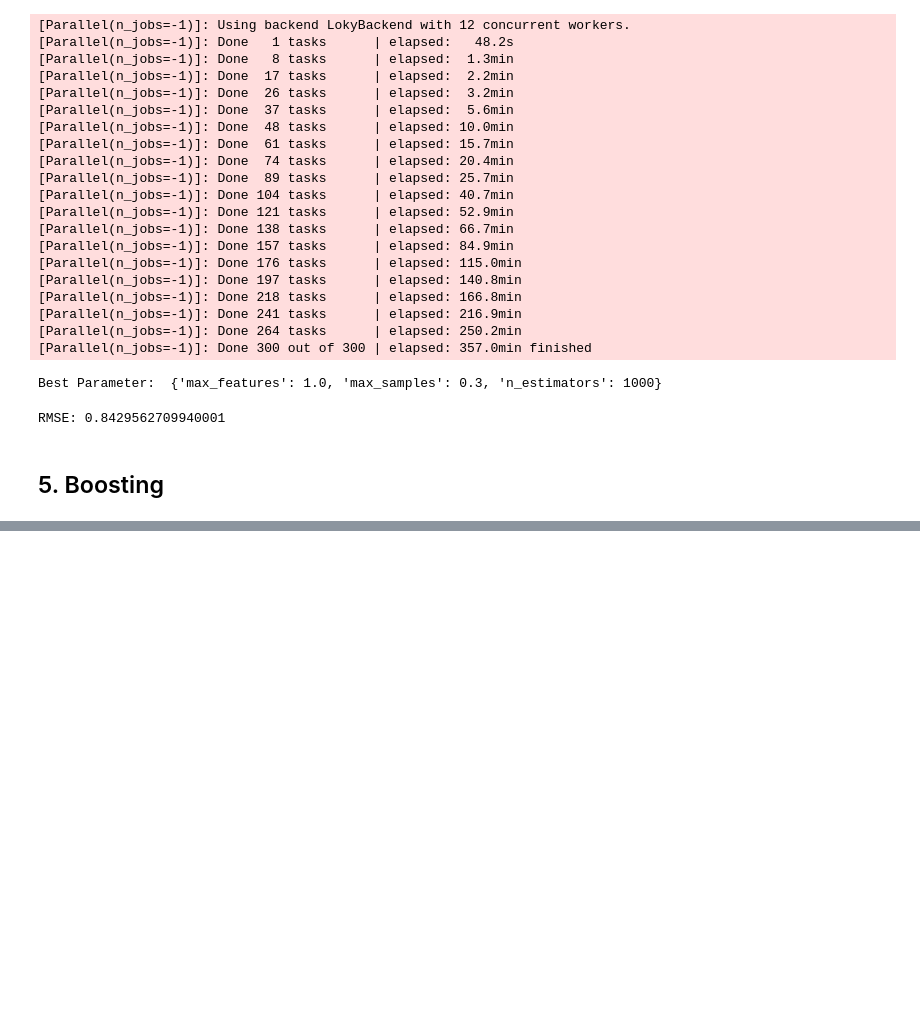
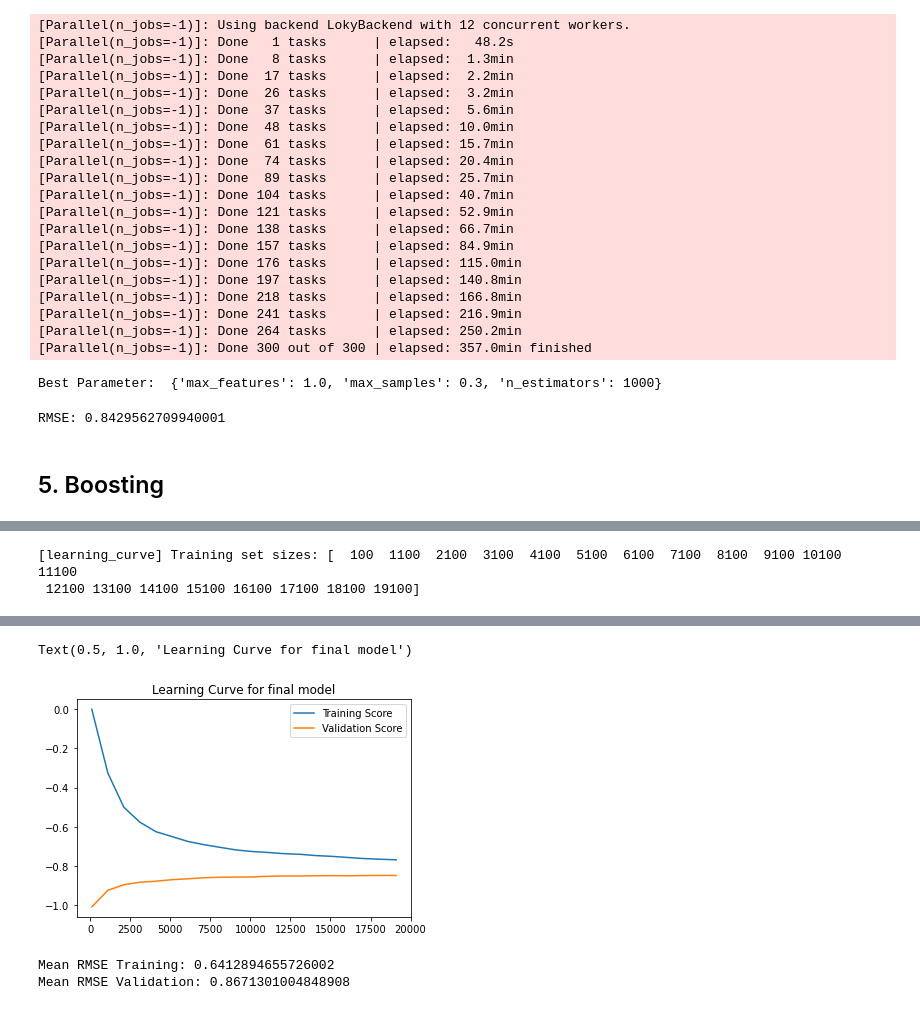
Before and after one commit to JonasSchroeder/Kaggel-Tabular-Playground-Series-2021, a Jupyter notebook: Feb 2021/Kaggle TPS 2021 - February.ipynb, the cells around one changed output, grey strips where cells are left out. Drawn from its saved outputs; the diff is of its cells as text; code cells hidden in the pictures; blank space fills up the shorter version.

```diff
--- a/Feb 2021/Kaggle TPS 2021 - February.ipynb
+++ b/Feb 2021/Kaggle TPS 2021 - February.ipynb
@@ -1427,24 +1439,17 @@ X_submit_pre = preprocessor.transform(X_submit)
-# %%
-# Train-test split
-from sklearn.model_selection import train_test_split
-X_train, X_test, y_train, y_test = train_test_split(X_pre, y, test_size=0.4, shuffle=True, random_state=0)
-
-y_train = np.ravel(y_train)
-y_test = np.ravel(y_test)
 # %%
 from sklearn.ensemble import AdaBoostRegressor
 from sklearn.tree import DecisionTreeRegressor
 from sklearn.metrics import mean_squared_error
 
 ada_reg = AdaBoostRegressor(
-    DecisionTreeRegressor(max_depth=25), # decision stumps
+    DecisionTreeRegressor(max_depth=3), # decision stumps
     n_estimators = 500,
-    learning_rate=3,
+    learning_rate=5,
     random_state=0
 )
 
-ada_reg.fit(X_train, y_train)
+%time ada_reg.fit(X_train_pre, y_train)
 print("Number of estimators: " + str(len(ada_reg.estimators_)))
-print("Training score: " + str(mean_squared_error(y_train, ada_reg.predict(X_train), squared=False)))
-print("Validation score: " + str(mean_squared_error(y_test, ada_reg.predict(X_test), squared=False)))
+print("Training score: " + str(mean_squared_error(y_train, ada_reg.predict(X_train_pre), squared=False)))
+print("Validation score: " + str(mean_squared_error(y_test, ada_reg.predict(X_test_pre), squared=False)))
 # %% [output]
@@ -1468,0 +1503,14 @@ Validation score: 0.8470553961385865
+# %%
+from sklearn.model_selection import learning_curve
+train_sizes, train_scores, valid_scores = learning_curve(GradientBoostingRegressor(max_depth=3, n_estimators=500, learning_rate=0.1),
+                                                         X_train_pre, y_train,
+                                                         train_sizes=[np.arange(100,20000,1000)],
+                                                         scoring="neg_root_mean_squared_error",
+                                                         cv=5, n_jobs=-1, verbose=10)
+import seaborn as sns
+sns.lineplot(x=train_sizes, y=train_scores[:,0], label="Training Score")
+sns.lineplot(x=train_sizes, y=valid_scores[:,0], label="Validation Score")
+plt.title("Learning Curve for final model")
+# %% [output]
+[learning_curve] Training set sizes: [  100  1100  2100  3100  4100  5100  6100  7100  8100  9100 10100 11100
+ 12100 13100 14100 15100 16100 17100 18100 19100]
@@ -1468,0 +1528,8 @@ Validation score: 0.8470553961385865
+Text(0.5, 1.0, 'Learning Curve for final model')
+[figure, added]
+# %%
+print("Mean RMSE Training: " + str(-1*train_scores.mean()))
+print("Mean RMSE Validation: " + str(-1*valid_scores.mean()))
+# %% [output]
+Mean RMSE Training: 0.6412894655726002
+Mean RMSE Validation: 0.8671301004848908
```
Also changed, not shown: parts of 21 cells of this notebook, 1 other file.
